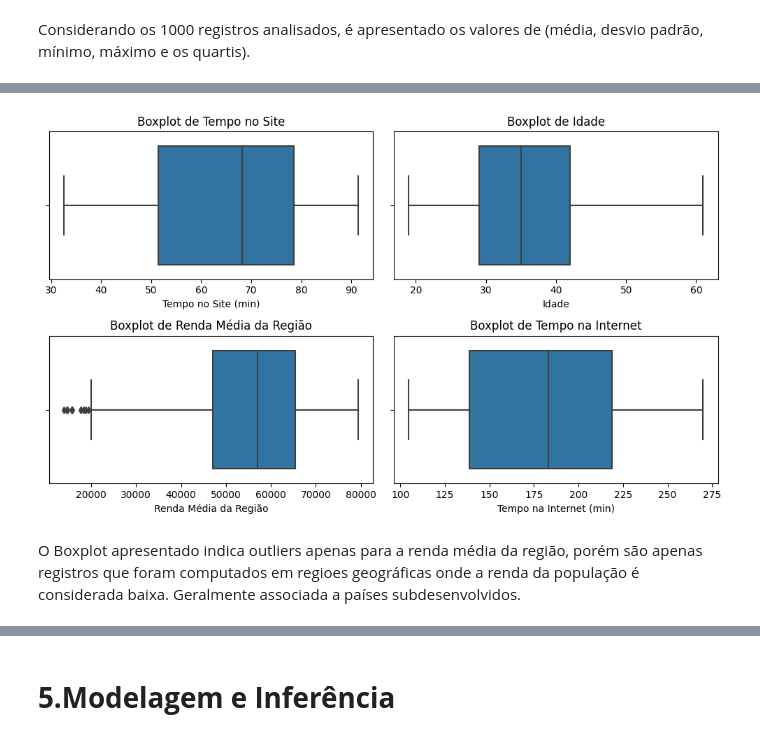
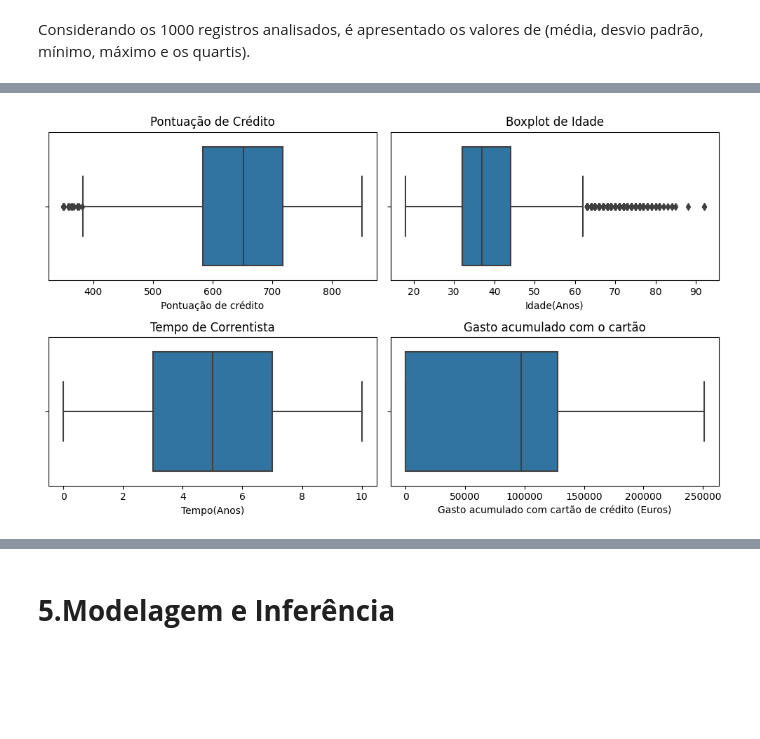
Before and after one commit to higordevellard/Customer_churn_in_a_bank, a Jupyter notebook: machine_learning_rotatividade_clientes.ipynb, the cells around one changed output, grey strips where cells are left out. Drawn from its saved outputs; the diff is of its cells as text; code cells hidden in the pictures; blank space fills up the shorter version.

```diff
--- a/machine_learning_rotatividade_clientes.ipynb
+++ b/machine_learning_rotatividade_clientes.ipynb
@@ -47,7 +48,9 @@ O dataset escolhido para este projeto está disponível no Kaggle, conforme o se
 url_1 = 'https://raw.githubusercontent.com/higordevellard/Rotatividade_de_clientes_em_um_banco/main/Customer-Churn-Records.csv'
 
 # Labels dos atributos do dataset
-labels_atributos = ['Tempo_no_site', 'Idade', 'Renda_media_regiao', 'Tempo_internet', 'Título_do_anuncio', 'Cidade', 'Masculino', 'País', 'Registro_tempo', 'Click_no_anúncio']
+labels_atributos = ['ID', 'Sobrenome', 'Pontuação_de_crédito', 'Localização', 'Gênero', 'Idade', 'Tempo_conta', 'Gasto_cartão', 'Qtd_produtos',\
+                    'Cartão_de_crédito', 'Membro_ativo', 'Salario_estimado', 'Conta_encerrada', 'Reclamação', 'Pontuação_satisfação',\
+                    'Tipo_de_cartão', 'Pontuação_cartão']
 
 # Lê o arquivo
 dataset = pd.read_csv(url_1, names=labels_atributos, header=0, delimiter=',')
@@ -152,2 +152,4 @@ dataset.head(10)
+# %%
+dataset_2 = dataset.drop(["ID", "Sobrenome"], axis=1)
 # %%
 # Resumo estatístico do dataset.
@@ -204,33 +257,31 @@ Pelo histograma apresentando, podemos perceber que o tempo médio gasto no site
 # %%
 # Criar um subplot com duas linhas e duas colunas
 fig, axs = plt.subplots(nrows=2, ncols=2, figsize=(10, 6))
 
-# Plotar o boxplot de Tempo_no_site
-sns.boxplot(x="Tempo_no_site", data=dataset, ax=axs[0, 0])
-axs[0, 0].set_title("Boxplot de Tempo no Site")
-axs[0, 0].set_xlabel("Tempo no Site (min)")
+# Plotar o boxplot de pontuação de crédito
+sns.boxplot(x="Pontuação_de_crédito", data=dataset_2, ax=axs[0, 0])
+axs[0, 0].set_title("Pontuação de Crédito")
+axs[0, 0].set_xlabel("Pontuação de crédito")
 
 # Plotar o boxplot de Idade
-sns.boxplot(x="Idade", data=dataset, ax=axs[0, 1])
+sns.boxplot(x="Idade", data=dataset_2, ax=axs[0, 1])
 axs[0, 1].set_title("Boxplot de Idade")
-axs[0, 1].set_xlabel("Idade")
+axs[0, 1].set_xlabel("Idade(Anos)")
 
-# Plotar o boxplot de Renda_media_regiao
-sns.boxplot(x="Renda_media_regiao", data=dataset, ax=axs[1, 0])
-axs[1, 0].set_title("Boxplot de Renda Média da Região")
-axs[1, 0].set_xlabel("Renda Média da Região")
+# Plotar o boxplot do tempo de correntista
+sns.boxplot(x="Tempo_conta", data=dataset_2, ax=axs[1, 0])
+axs[1, 0].set_title("Tempo de Correntista")
+axs[1, 0].set_xlabel("Tempo(Anos)")
 
-# Plotar o boxplot de Tempo_internet
-sns.boxplot(x="Tempo_internet", data=dataset, ax=axs[1, 1])
-axs[1, 1].set_title("Boxplot de Tempo na Internet")
-axs[1, 1].set_xlabel("Tempo na Internet (min)")
+# Plotar o boxplot Gasto do Cartão
+sns.boxplot(x="Gasto_cartão", data=dataset_2, ax=axs[1, 1])
+axs[1, 1].set_title("Gasto acumulado com o cartão")
+axs[1, 1].set_xlabel("Gasto acumulado com cartão de crédito (Euros)")
 
 # Ajuste de layout
 plt.tight_layout()
 
 # Exibição dos boxplots
 plt.show()
 # %% [output]
-[figure, old version]
+[figure, new version]
-# %% [markdown]
-O Boxplot apresentado indica outliers apenas para a renda média da região, porém são apenas registros que foram computados em regioes geográficas onde a renda da população é considerada baixa. Geralmente associada a países subdesenvolvidos.
```
Also changed, not shown: parts of 34 cells of this notebook.
